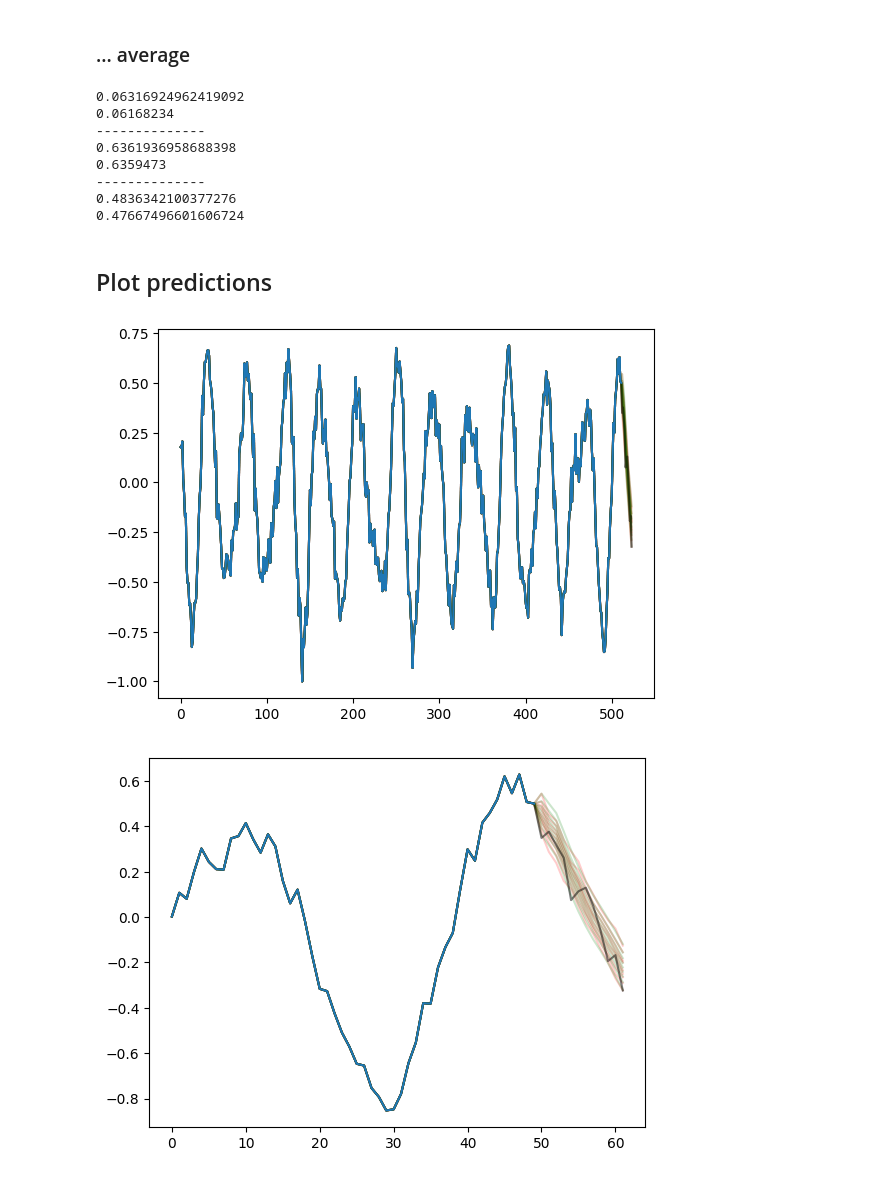
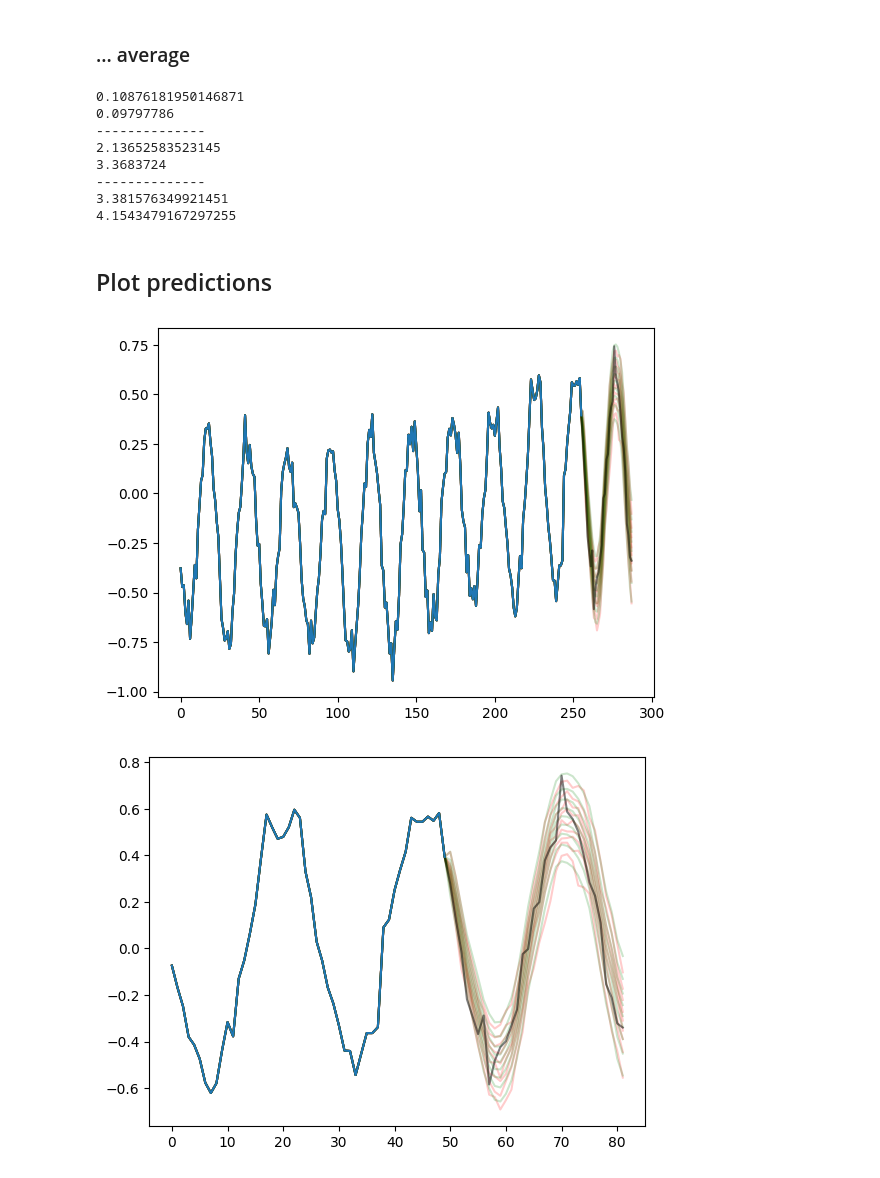
Before and after one commit to MariusAlonso/Time-Self-Consistency, a Jupyter notebook: notebooks/tirex.ipynb, the cells around one changed output. Drawn from its saved outputs; the diff is of its cells as text; code cells hidden in the pictures.

Commit message:
full quantiles

```diff
--- a/notebooks/tirex.ipynb
+++ b/notebooks/tirex.ipynb
@@ -307,7 +280,7 @@ Loading extension module slstm_HS512BS8NH4NS4DBfDRbDWbDGbDSbDAfNG4SA1GRCV0GRC0d0
 # %% [markdown]
 ### Synthetic data
 # %%
-X_full_full = make_synthetic_series(128, 2000)
+X_full_full = make_synthetic_series(256, 2000)
 # %% [markdown]
 ### Gift Eval datasets
 # %%
@@ -422,8 +396,8 @@ Last 10 target values:  [4.934     4.6289997 4.904     4.507     4.538     4.569
 # %% [markdown]
 ### Define prediction task
 # %%
-C = 512 # context length
-P = 12 # prediction length
+C = 256 # context length
+P = 32 # prediction length
 L = C + P
 # %%
 I = np.random.randint(0, len(X_full_full))
@@ -438,7 +412,14 @@ plt.show()
 ## Quantile-based trajectory sampling
 # %%
 Y, Ymt, full_ymt = quantile_trajectory_sampling(
-    X_full, C, P, lambda x: model._forecast_quantiles(x, prediction_length=P)[0].swapaxes(1, 2).numpy()
+    X_full,
+    C,
+    P,
+    lambda x: model._forecast_quantiles(x, prediction_length=P)[0]
+    .swapaxes(1, 2)
+    .numpy(),
+    n_trajectories=50,
+    frac_quantile_remap=0.00,
 )
 # %% [markdown]
 ### Display prediction error per series
@@ -560,18 +493,18 @@ print(
     )
 )
 # %% [output]
-0.06316924962419092
-0.06168234
+0.10876181950146871
+0.09797786
 --------------
-0.6361936958688398
-0.6359473
+2.13652583523145
+3.3683724
 --------------
-0.4836342100377276
-0.47667496601606724
+3.381576349921451
+4.1543479167297255
 # %% [markdown]
 ## Plot predictions
 # %%
-I = 27# index of series
+I = 12# index of series
 
 plt.plot(np.quantile(Y[I], np.linspace(0.1, 0.9, 9), axis=0).T, color="red", alpha=0.2)
 plt.plot(Ymt[I], color="green", alpha=0.2)
@@ -582,32 +515,32 @@ plt.show()
 plt.plot(
     np.quantile(Y[I], np.linspace(0.1, 0.9, 9), axis=0)[:, C - 50 :].T,
     color="red",
     alpha=0.2,
 )
 plt.plot(Ymt[I, C - 50 :], color="green", alpha=0.2)
 plt.plot(X_full[I, C - 50 :].T, alpha=0.5, color="black")
 plt.plot(X_full[I, C - 50 : C].T)
 plt.show()
 
 plt.plot(
     np.quantile(Y[I], np.linspace(0.1, 0.9, 9), axis=0)[:, C + 10 :].T,
     color="red",
     alpha=0.2,
 )
 plt.plot(Ymt[I, C + 10 :], color="green", alpha=0.2)
 plt.plot(X_full[I, C + 10 :].T, alpha=0.5, color="black")
 plt.plot(X_full[I, C + 10 : C].T)
 plt.show()
 
 plt.plot(
     np.quantile(Y[I], np.linspace(0.1, 0.9, 9), axis=0)[:, C - 10 : C + 10].T,
     color="red",
     alpha=0.2,
 )
 plt.plot(Ymt[I, C - 10 : C + 10], color="green", alpha=0.2)
 plt.plot(X_full[I, C - 10 : C + 10].T, alpha=0.5, color="black")
 plt.plot(X_full[I, C - 10 : C].T)
 plt.show()
 # %% [output]
-[figure, old version]
+[figure, new version]
-[figure, old version]
+[figure, new version]
```
Also changed, not shown: parts of 18 cells of this notebook, 1 other file.
